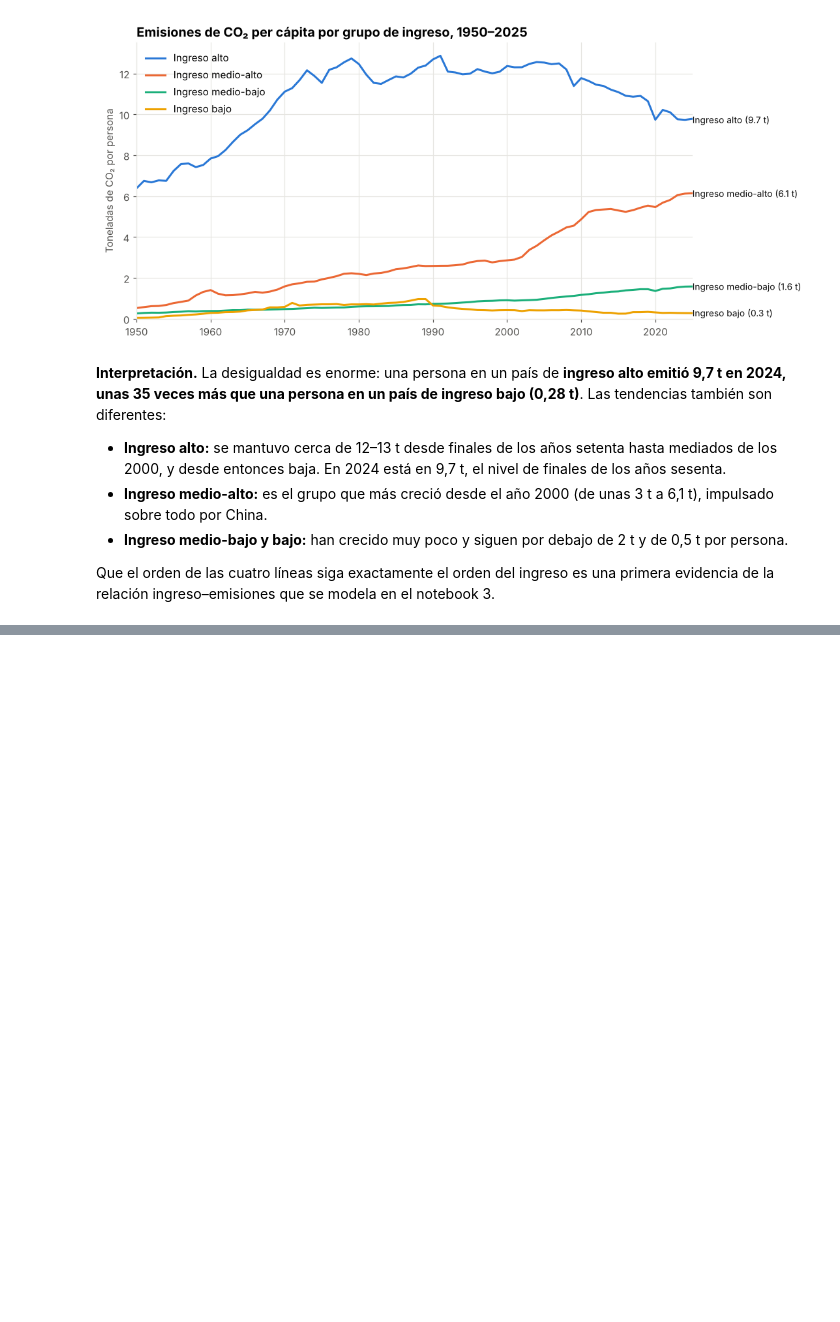
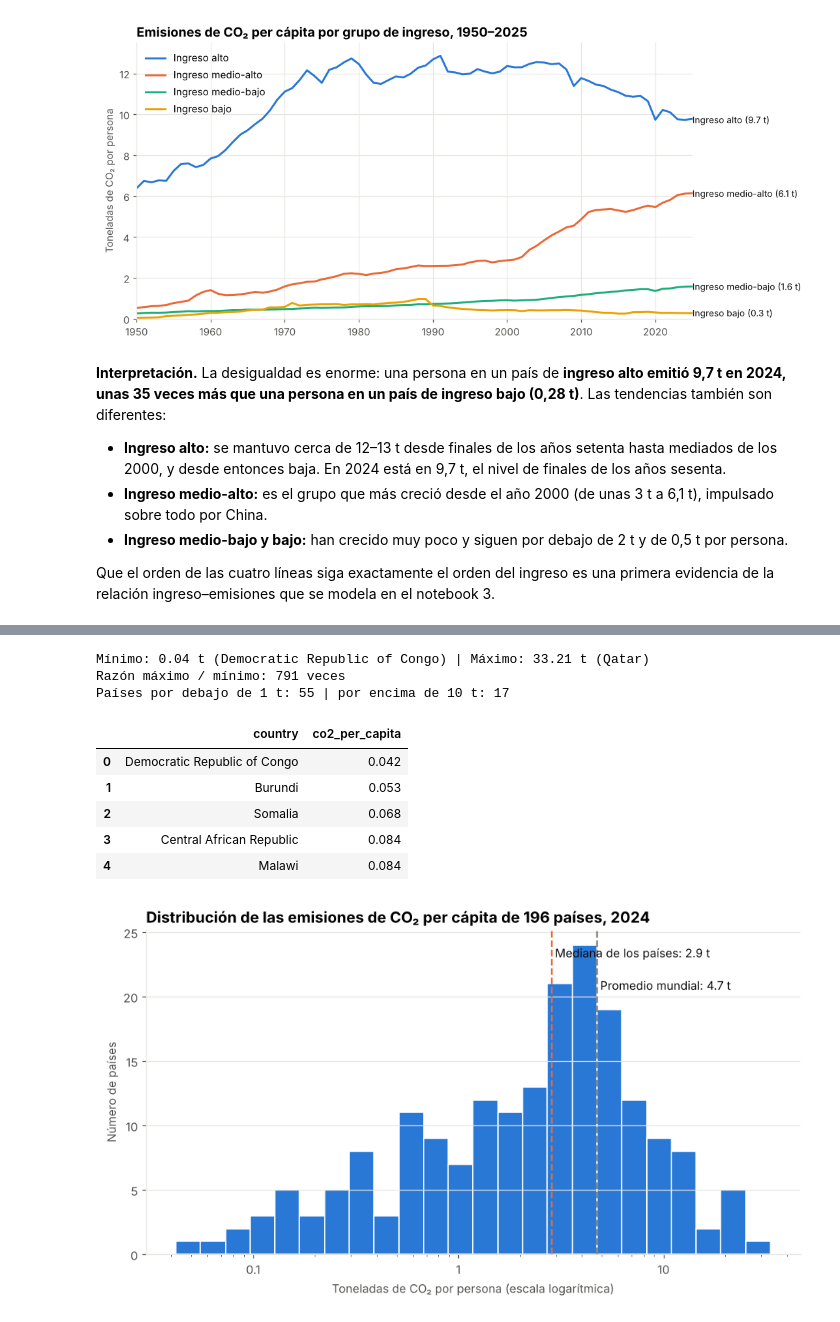
Before and after one commit to felipecasta0330/proyecto-final-co2, a Jupyter notebook: notebooks/02_visualizacion_eda.ipynb, the cells around one changed output, grey strips where cells are left out. Cells and saved outputs as stored; diff of their text form; code cells hidden in the pictures; blank space fills up the shorter version.

```diff
--- a/notebooks/02_visualizacion_eda.ipynb
+++ b/notebooks/02_visualizacion_eda.ipynb
@@ -191,0 +196,33 @@ Que el orden de las cuatro líneas siga exactamente el orden del ingreso es una
+# %%
+d = paises[paises["year"] == ANIO]["co2_per_capita"]
+bins = np.logspace(np.log10(d.min()), np.log10(d.max()), 25)
+fig, ax = plt.subplots()
+ax.hist(d, bins=bins, color=AZUL, edgecolor="white", linewidth=1)
+ax.set_xscale("log")
+ax.xaxis.set_major_formatter(mticker.FuncFormatter(lambda x, _: f"{x:g}"))
+ax.axvline(d.median(), color=NARANJA, linestyle="--", linewidth=1.5)
+ax.axvline(promedio_mundial, color=GRIS, linestyle="--", linewidth=1.5)
+ax.text(d.median(), ax.get_ylim()[1] * 0.95, f" Mediana de los países: {d.median():.1f} t", color=TEXTO, va="top")
+ax.text(promedio_mundial, ax.get_ylim()[1] * 0.85, f" Promedio mundial: {promedio_mundial:.1f} t", color=TEXTO, va="top")
+ax.set_title(f"Distribución de las emisiones de CO₂ per cápita de {len(d)} países, {ANIO}")
+ax.set_xlabel("Toneladas de CO₂ por persona (escala logarítmica)")
+ax.set_ylabel("Número de países")
+ax.grid(axis="x", visible=False)
+plt.show()
+
+print(f"Mínimo: {d.min():.2f} t ({paises.loc[d.idxmin(), 'country']}) | Máximo: {d.max():.2f} t ({paises.loc[d.idxmax(), 'country']})")
+print(f"Razón máximo / mínimo: {d.max() / d.min():.0f} veces")
+print(f"Países por debajo de 1 t: {(d < 1).sum()} | por encima de 10 t: {(d > 10).sum()}")
+bajos = paises[(paises["year"] == ANIO)].nsmallest(5, "co2_per_capita")[["country", "co2_per_capita"]]
+display(bajos.round(3).reset_index(drop=True))
+# %% [output]
+Mínimo: 0.04 t (Democratic Republic of Congo) | Máximo: 33.21 t (Qatar)
+Razón máximo / mínimo: 791 veces
+Países por debajo de 1 t: 55 | por encima de 10 t: 17
+|  | country | co2_per_capita |
+| 0 | Democratic Republic of Congo | 0.042 |
+| 1 | Burundi | 0.053 |
+| 2 | Somalia | 0.068 |
+| 3 | Central African Republic | 0.084 |
+| 4 | Malawi | 0.084 |
+[figure, added]
```
Also changed, not shown: parts of 12 cells of this notebook.
